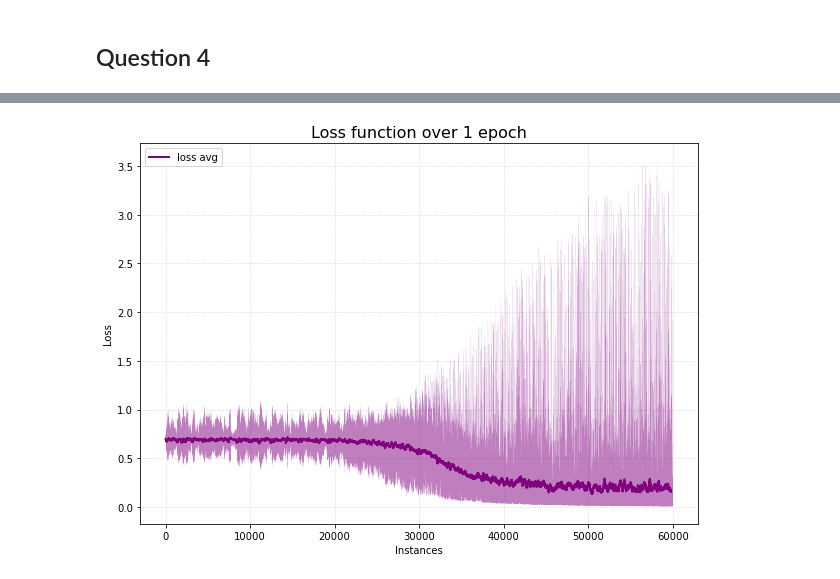
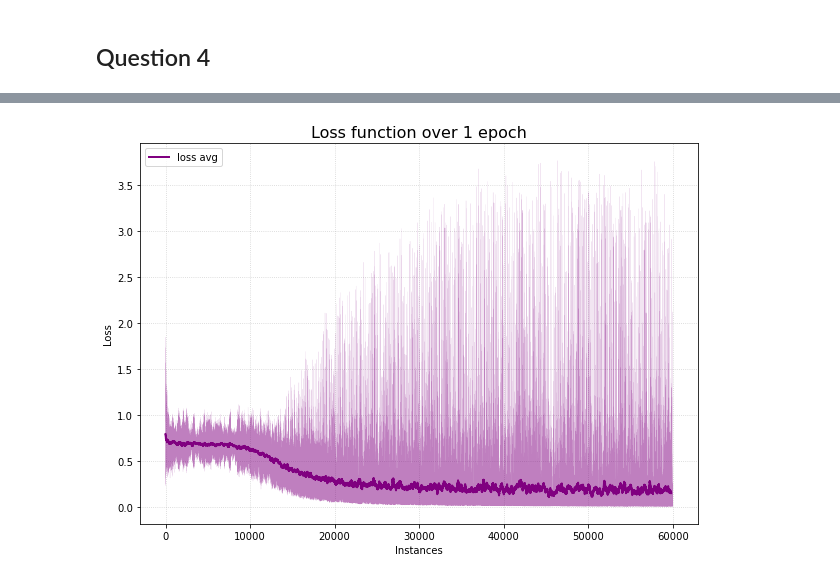
Before and after one commit to martinpucheuaviles/deep-learning-assignment1, a Jupyter notebook: part2.ipynb, the cells around one changed output, grey strips where cells are left out. Cells and saved outputs as stored; diff of their text form; code cells hidden in the pictures.

```diff
--- a/part2.ipynb
+++ b/part2.ipynb
@@ -403,11 +403,11 @@ class Q4_DNN:
             -mu     : mean of the normal distribution from where the random weights are generated
             -sigma  : standar deviation of the normal distribution from where the random weights are generated
         """
-        self.W = [np.random.normal(loc=mu,scale=sigma,size=3),np.random.normal(loc=mu,scale=sigma,size=3)]
+        self.W = np.random.normal(loc=mu,scale=sigma,size=(2,3))
         # self.W = [[random.random() for _ in range(3)] for _ in range(2)]
 
 
-    def set_weights_V(self,mu=0,sigma=0.1):
+    def set_weights_V(self,mu=0,sigma=1.0):
         """
         Initialize weights matrix V
         Parameters:
@@ -415,9 +415,7 @@ class Q4_DNN:
             -mu     : mean of the normal distribution from where the random weights are generated
             -sigma  : standar deviation of the normal distribution from where the random weights are generated
         """
-        # random.seed(32)
-        # self.V = [[np.random.normal(loc=mu,scale=sigma) for _ in range(len(self.o))] for _ in range(len(self.h))]
-        self.V = [np.random.normal(loc=mu,scale=sigma,size=2),np.random.normal(loc=mu,scale=sigma,size=2),np.random.normal(loc=mu,scale=sigma,size=2)]
+        self.V = np.random.normal(loc=mu,scale=sigma,size=(3,2))
         # self.V = [[random.random() for _ in range(2)] for _ in range(3)]
 
     def set_bias_b(self,b=3):
@@ -510,7 +508,6 @@ class Q4_DNN:
 
         for i, w_i in enumerate(self.W):
             for j, __ in enumerate(w_i):
-                # print(f"\t\t|->W[{i}][{j}] = {W[i][j]} - alpha * {dl_dw[i][j]} = {W[i][j] - alpha * dl_dw[i][j]}")
                 self.W[i][j] = self.W[i][j] - alpha * dl_dw[i][j]
 
         for i, __ in enumerate(self.b):
@@ -537,10 +534,8 @@ class Q4_DNN:
             target_i = [1,0] if self.ytrain[i] == 0 else [0,1]
 
             loss = self.train(xtrain_i,target_i,alpha=alpha,verbose=verbose)
-
             self.losses.append(loss)
 
-            # self.report_f()
             if rounds != None:
                 if counter < rounds:
                     counter += 1
@@ -553,11 +548,11 @@ class Q4_DNN:
         print(f"-t = {target}\tloss = {loss}")
         print(f"-y = {self.y}")
         print(f"-o = {self.o}")
-        print(f"-V = {self.V}")
+        print(f"-V = {self.V.tolist()}")
         print(f"-c = {self.c}")
         print(f"-h = {self.h}")
         print(f"-k = {self.k}")
-        print(f"-W = {self.W}")
+        print(f"-W = {self.W.tolist()}")
         print(f"-b = {self.b}")
         print(f"-x = {self.x}")
 
@@ -578,9 +573,9 @@ class Q4_DNN:
 
     def report_b(self,target=[0,0]):
         print(f"##### BACKWARD #######")
-        print(f"-V = {self.V}")
+        print(f"-V = {self.V.tolist()}")
         print(f"-c = {self.c}")
-        print(f"-W = {self.W}")
+        print(f"-W = {self.W.tolist()}")
         print(f"-b = {self.b}")
 
         print("\n")
@@ -589,5 +584,5 @@ random.seed(32)
 dnn = Q4_DNN()
 dnn.default_init()
 
-dnn.train_epoch(alpha=0.01, rounds=10,verbose=True)
-# dnn.train_epoch(alpha=0.01, rounds=None,verbose=False)
+# dnn.train_epoch(alpha=0.01, rounds=5,verbose=True)
+dnn.train_epoch(alpha=0.01, rounds=None,verbose=False)
@@ -612,22 +589,20 @@ dnn.train_epoch(alpha=0.01, rounds=10,verbose=True)
-# %%
-import numpy as np
-losses = dnn.losses
-window = 200
-avg_loss = []
-for ind in range(len(losses) - 200 + 1):
-    avg_loss.append(np.mean(losses[ind:ind+window]))
 # %%
+window = 200
+avg_loss = []
+for ind in range(len(dnn.losses) - 200 + 1):
+    avg_loss.append(np.mean(dnn.losses[ind:ind+window]))
+
 plt.figure(figsize=(10, 7))
 plt.title('Loss function over 1 epoch',fontsize=16)
 
 plt.xlabel('Instances')
 plt.ylabel('Loss')
 
 plt.grid(alpha =.6, linestyle =':')
 plt.plot(avg_loss,  'purple',linewidth=2,alpha=1,label='Running average')
 plt.legend(labels =['loss avg'], fontsize=10,loc='upper left')
 plt.plot(dnn.losses,'purple',linewidth=0.1,alpha=0.5,label='loss')
 
 plt.show()
 # %% [output]
-[figure, old version]
+[figure, new version]
```
Also changed, not shown: parts of 2 cells of this notebook, 1 other file.
